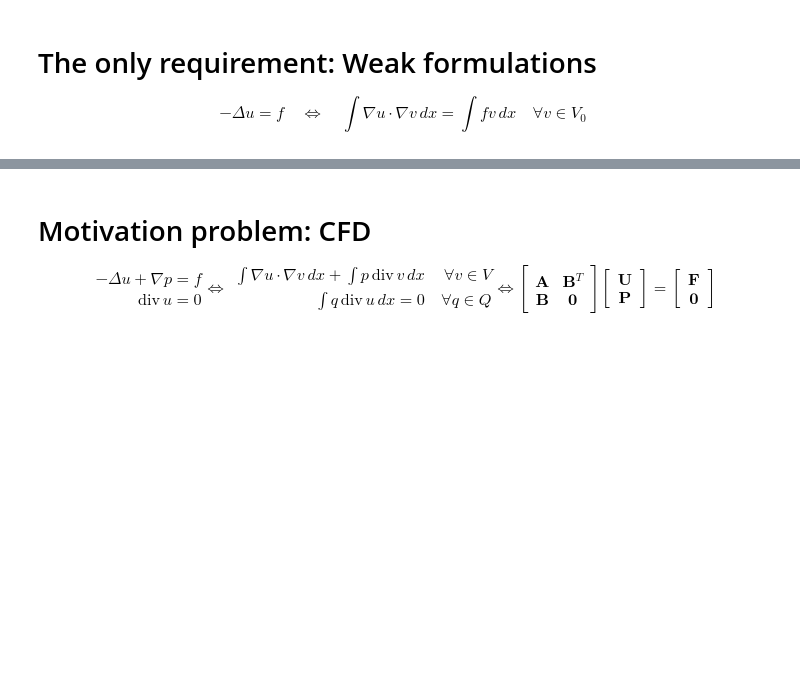
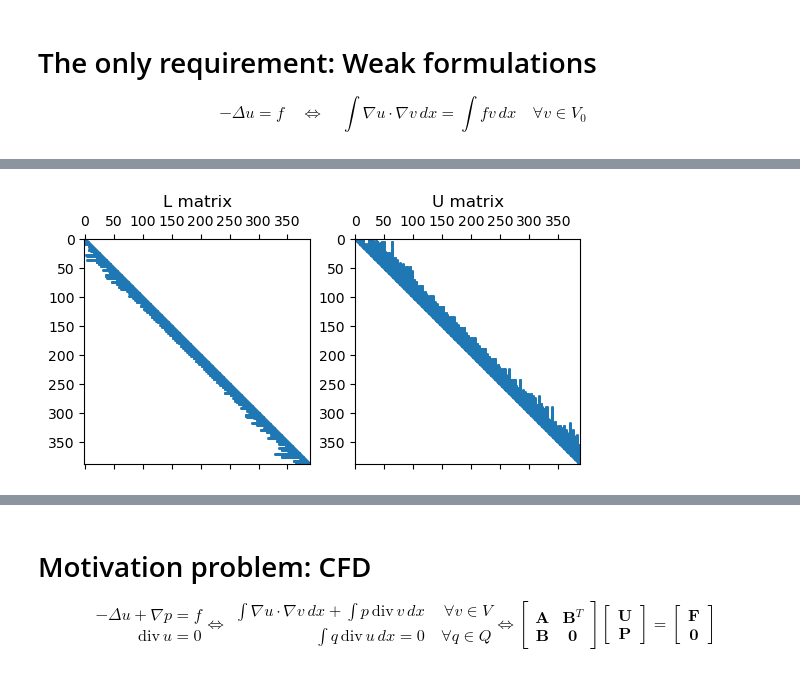
Before and after one commit to ManuelSanchezUribe/EMI2024, a Jupyter notebook: notebooks/01_Intro.ipynb, the cells around one changed output, grey strips where cells are left out. Cells and saved outputs as stored; diff of their text form; code cells hidden in the pictures; blank space fills up the shorter version.

```diff
--- a/notebooks/01_Intro.ipynb
+++ b/notebooks/01_Intro.ipynb
@@ -34,0 +105,10 @@ $$ -\Delta u = f \quad \Leftrightarrow \quad \int \nabla u \cdot \nabla v\,dx =
+# %%
+plt.subplot(1,2,1)
+plt.spy(LU.L, markersize=1)
+plt.title("L matrix")
+plt.subplot(1,2,2)
+plt.spy(LU.U, markersize=1)
+plt.title("U matrix")
+plt.show()
+# %% [output]
+[figure, added]
```
Also changed, not shown: parts of 21 cells of this notebook, 3 other files.
